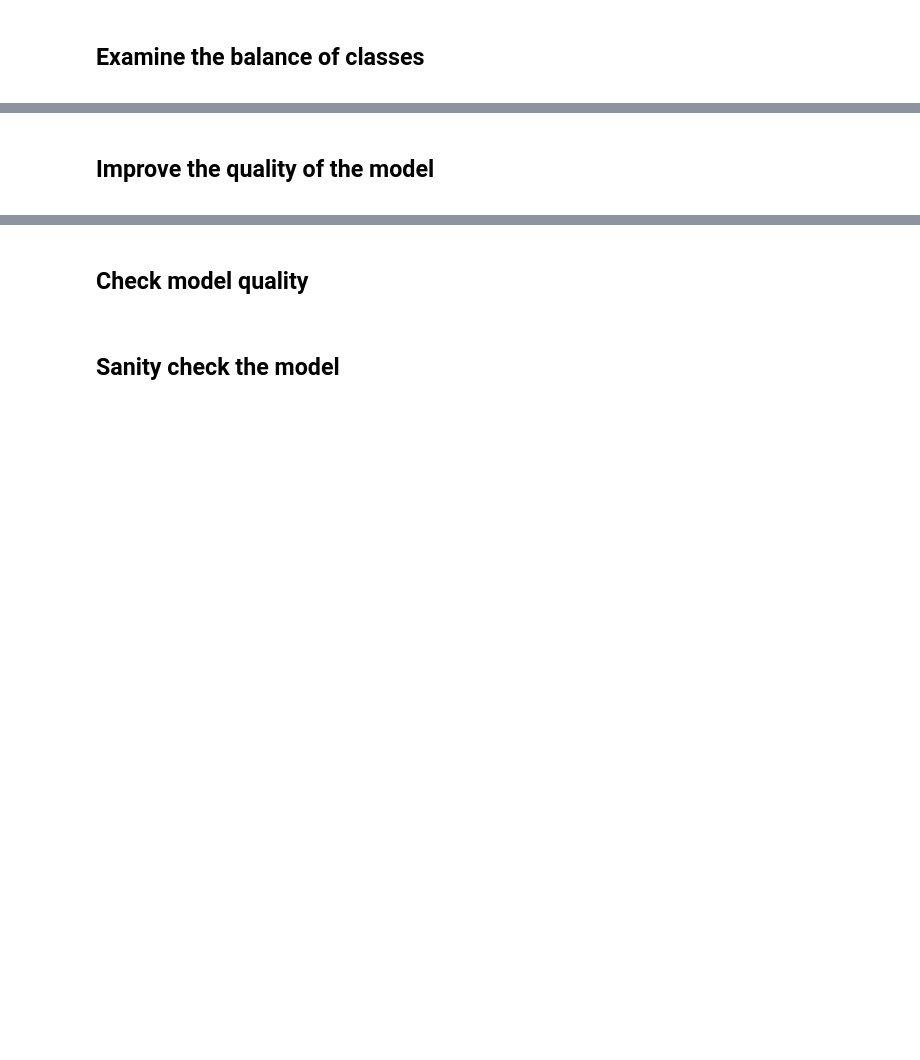
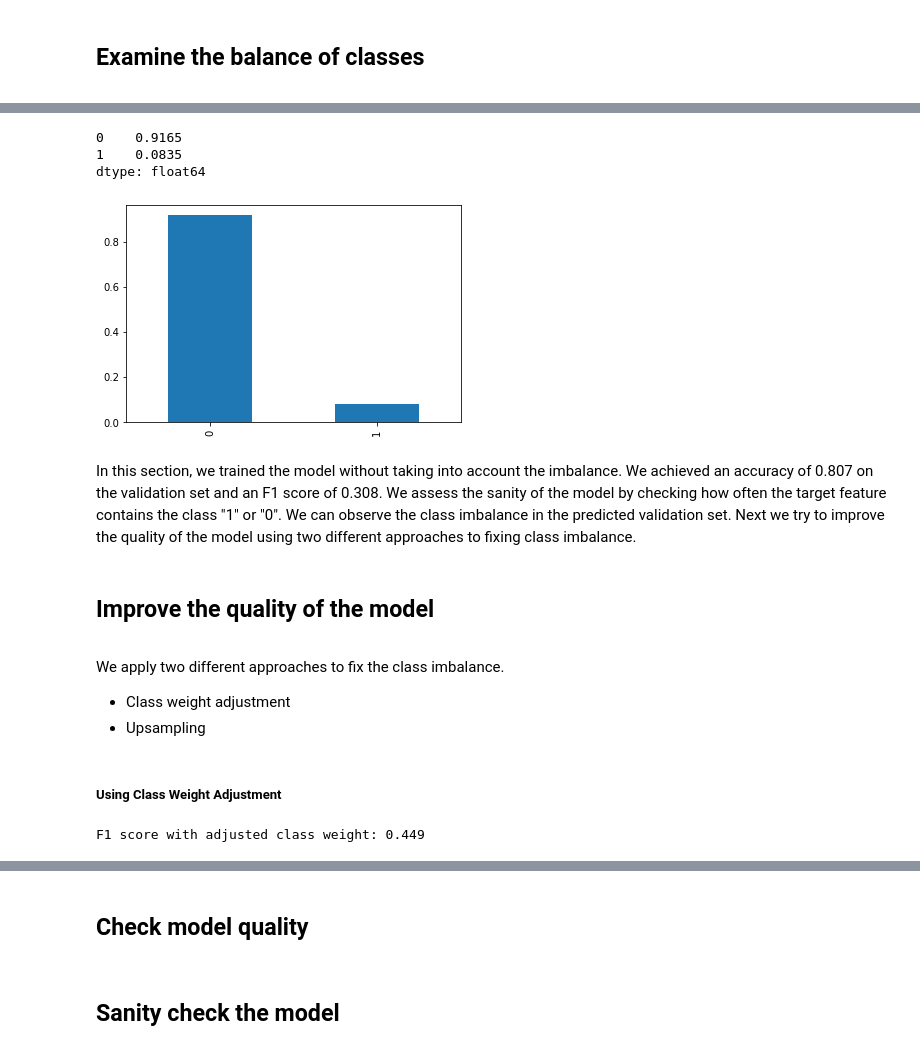
Before and after one commit to chuksoo/customer_churn_predictML, a Jupyter notebook: customer_churn_predictML.ipynb, the cells around one changed output, grey strips where cells are left out. Cells and saved outputs as stored; diff of their text form; code cells hidden in the pictures; blank space fills up the shorter version.

```diff
--- a/customer_churn_predictML.ipynb
+++ b/customer_churn_predictML.ipynb
@@ -318,4 +432,33 @@ Now we don't have any missing values and we have changed the datatype in the dat
+# %%
+# sanity check
+model = LogisticRegression(random_state=12345, solver='liblinear')
+model.fit(features_train, target_train) # train the model
+predicted_valid = pd.Series(model.predict(features_valid))
+class_frequency = predicted_valid.value_counts(normalize=True)
+print(class_frequency)
+class_frequency.plot(kind='bar');
+# %% [output]
+0    0.9165
+1    0.0835
+dtype: float64
+[figure, added]
+# %% [markdown]
+In this section, we trained the model without taking into account the imbalance. We achieved an accuracy of 0.807 on the validation set and an F1 score of 0.308. We assess the sanity of the model by checking how often the target feature contains the class "1" or "0". We can observe the class imbalance in the predicted validation set. Next we try to improve the quality of the model using two different approaches to fixing class imbalance.
 # %% [markdown]
-<div id="investigate_models">
+<div id="improve_quality">
     <h2>Improve the quality of the model</h2>
 </div>
+# %% [markdown]
+We apply two different approaches to fix the class imbalance.
+- Class weight adjustment
+- Upsampling
+# %% [markdown]
+##### Using Class Weight Adjustment
+# %%
+# class weight adjustment
+model = LogisticRegression(random_state=12345, class_weight='balanced', solver='liblinear')
+model.fit(features_train, target_train)
+predicted_valid = model.predict(features_valid)
+print('F1 score with adjusted class weight: {:.3f}'.format(f1_score(target_valid, predicted_valid)))
+# %% [output]
+F1 score with adjusted class weight: 0.449
```
Also changed, not shown: parts of 35 cells of this notebook.
